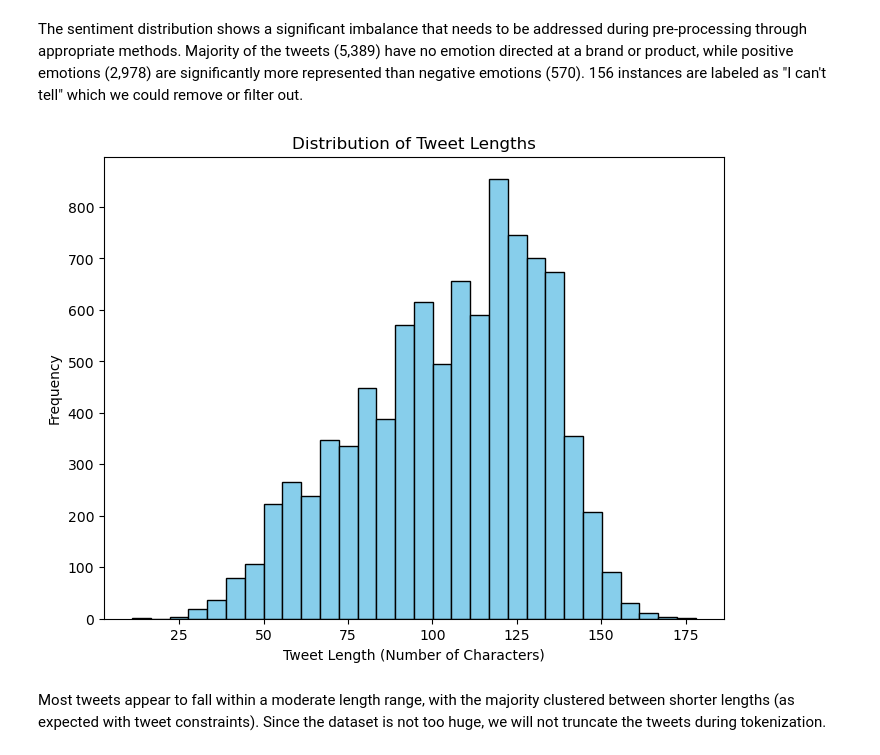
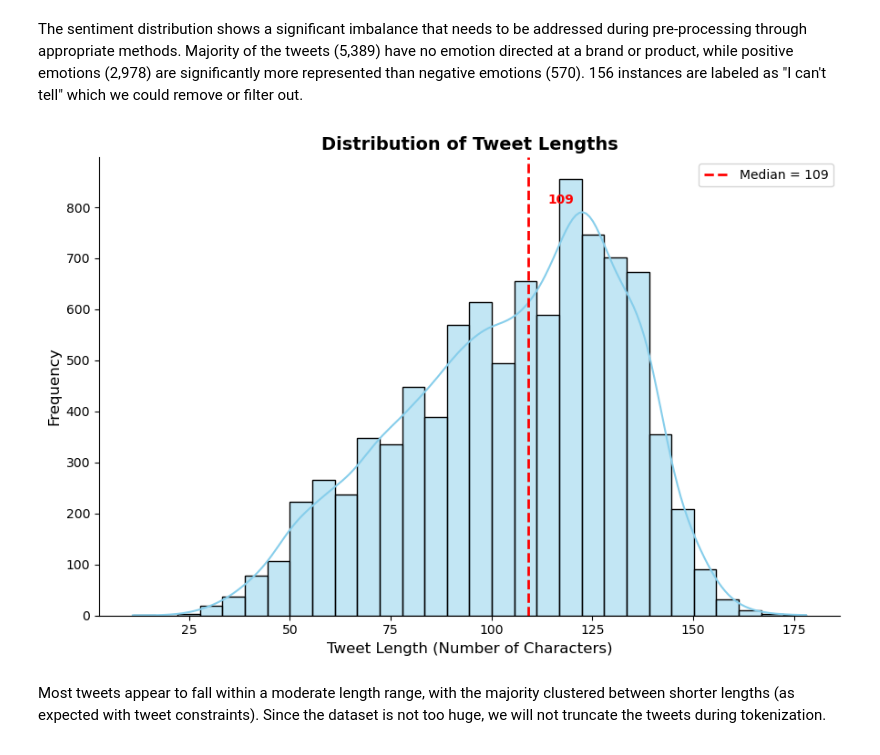
Before and after one commit to g-eez/dsc-phase-4-project, a Jupyter notebook: notebook.ipynb, the cells around one changed output. Cells and saved outputs as stored; diff of their text form; code cells hidden in the pictures.

```diff
--- a/notebook.ipynb
+++ b/notebook.ipynb
@@ -143,17 +221,36 @@ plt.show()
 # %% [markdown]
 The sentiment distribution shows a significant imbalance that needs to be addressed during pre-processing through appropriate methods. Majority of the tweets (5,389) have no emotion directed at a brand or product, while positive emotions (2,978) are significantly more represented than negative emotions (570). 156 instances are labeled as "I can't tell" which we could remove or filter out.
 # %%
-# Analyze the text length by calculating the number of characters in each tweet
+# ==============================
+# Distribution of Tweet Lengths
+# ==============================
+
+# Calculate number of characters in each tweet
 tweet_lengths = tweet_data['tweet_text'].str.len()
 
-# Plot the distribution of tweet lengths
-plt.figure(figsize=(8, 6))
-plt.hist(tweet_lengths, bins=30, color='skyblue', edgecolor='black')
-plt.title('Distribution of Tweet Lengths')
-plt.xlabel('Tweet Length (Number of Characters)')
-plt.ylabel('Frequency')
+# Plot
+plt.figure(figsize=(9, 6))
+sns.histplot(tweet_lengths, bins=30, kde=True, color='skyblue', edgecolor='black')
+
+# Add median line
+median_length = tweet_lengths.median()
+plt.axvline(median_length, color='red', linestyle='--', linewidth=2, label=f'Median = {median_length:.0f}')
+
+# Titles and labels
+plt.title('Distribution of Tweet Lengths', fontsize=14, fontweight='bold')
+plt.xlabel('Tweet Length (Number of Characters)', fontsize=12)
+plt.ylabel('Frequency', fontsize=12)
+
+# Add annotation for median
+plt.text(median_length + 5, plt.ylim()[1]*0.9, f'{median_length:.0f}',
+         color='red', fontsize=10, fontweight='bold')
+
+# Style cleanup
+plt.legend()
+sns.despine()
+plt.tight_layout()
 plt.show()
 # %% [output]
-[figure, old version]
+[figure, new version]
 # %% [markdown]
 Most tweets appear to fall within a moderate length range, with the majority clustered between shorter lengths (as expected with tweet constraints). Since the dataset is not too huge, we will not truncate the tweets during tokenization.
```
Also changed, not shown: parts of 67 cells of this notebook, 1 other file.
